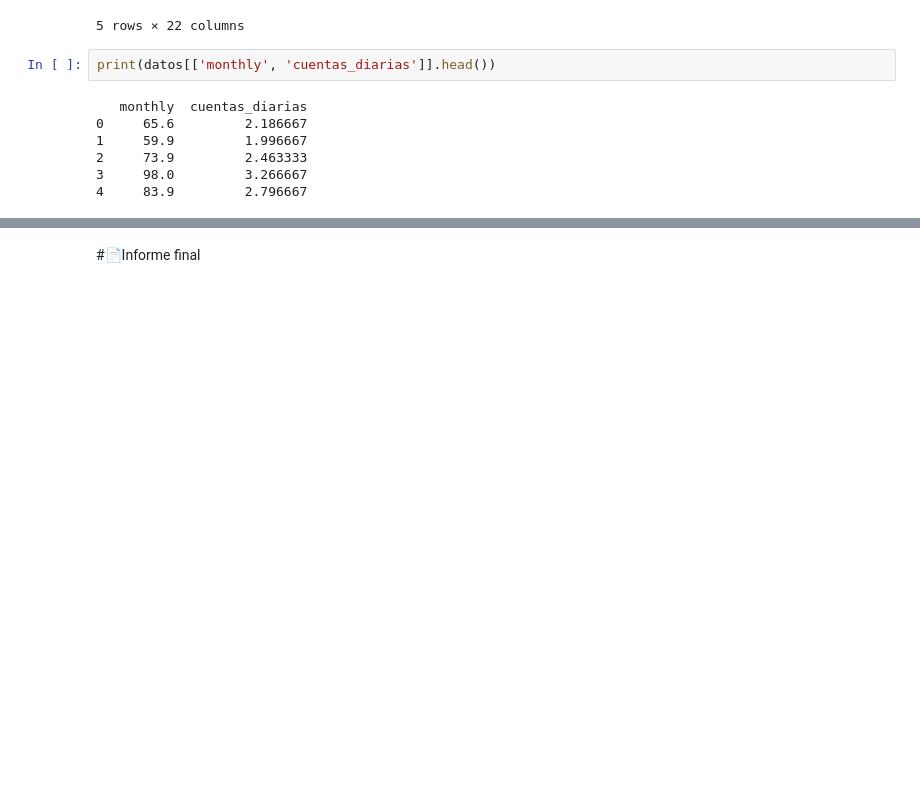
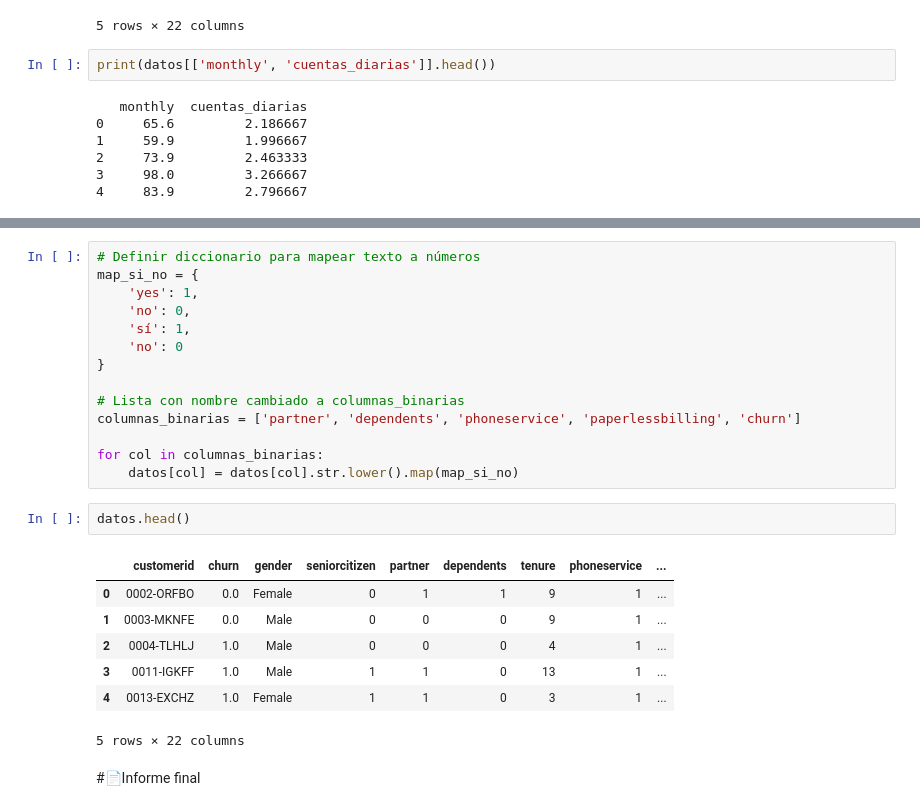
Before and after one commit to REVOLUTTION/TelecomX, a Jupyter notebook: TelecomX_LATAM.ipynb, the cells around one changed output, grey strips where cells are left out. Drawn from its saved outputs; the diff is of its cells as text; blank space fills up the shorter version.

```diff
--- a/TelecomX_LATAM.ipynb
+++ b/TelecomX_LATAM.ipynb
@@ -270,2 +291,26 @@ print(datos[['monthly', 'cuentas_diarias']].head())
+# %%
+# Definir diccionario para mapear texto a números
+map_si_no = {
+    'yes': 1,
+    'no': 0,
+    'sí': 1,
+    'no': 0
+}
+
+# Lista con nombre cambiado a columnas_binarias
+columnas_binarias = ['partner', 'dependents', 'phoneservice', 'paperlessbilling', 'churn']
+
+for col in columnas_binarias:
+    datos[col] = datos[col].str.lower().map(map_si_no)
+# %%
+datos.head()
+# %% [output]
+|  | customerid | churn | gender | seniorcitizen | partner | dependents | tenure | phoneservice | ... |
+| 0 | 0002-ORFBO | 0.0 | Female | 0 | 1 | 1 | 9 | 1 | ... |
+| 1 | 0003-MKNFE | 0.0 | Male | 0 | 0 | 0 | 9 | 1 | ... |
+| 2 | 0004-TLHLJ | 1.0 | Male | 0 | 0 | 0 | 4 | 1 | ... |
+| 3 | 0011-IGKFF | 1.0 | Male | 1 | 1 | 0 | 13 | 1 | ... |
+| 4 | 0013-EXCHZ | 1.0 | Female | 1 | 1 | 0 | 3 | 1 | ... |
+5 rows × 22 columns
 # %% [markdown]
 #📄Informe final
```
Also changed, not shown: parts of 2 cells of this notebook.
